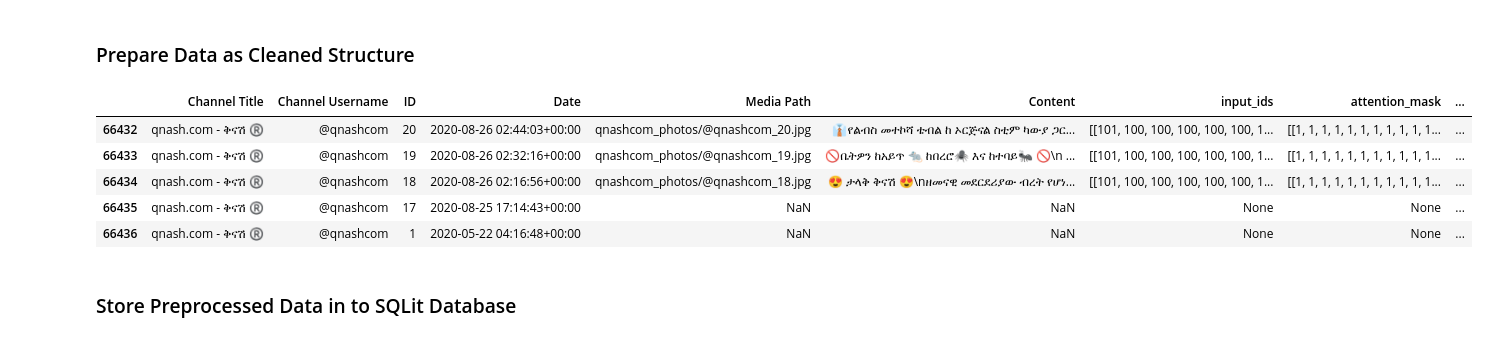
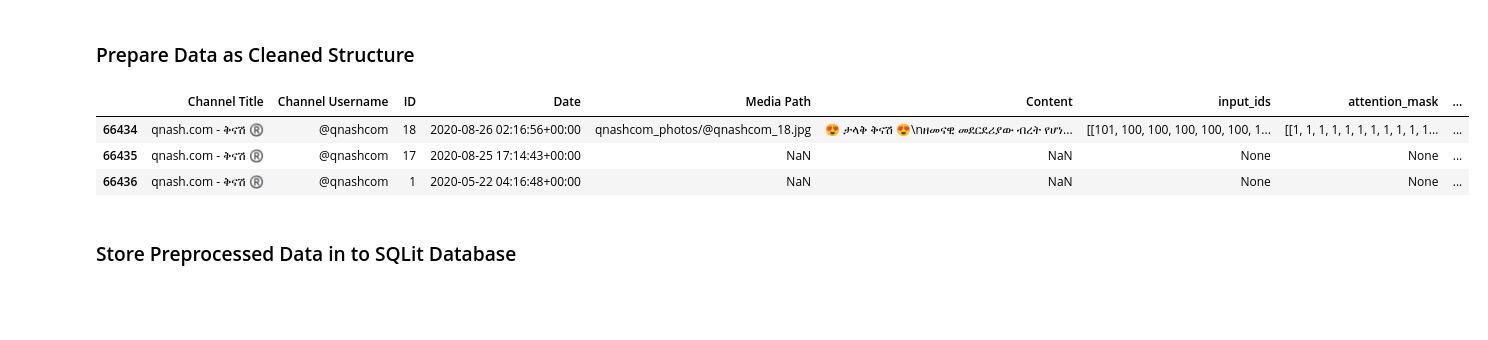
Before and after one commit to amsalugetasew/10_Academy_AI_Mastery_kifiya_Week_5, a Jupyter notebook: Notebooks/main.ipynb, the cells around one changed output. Cells and saved outputs as stored; diff of their text form; code cells hidden in the pictures; blank space fills up the shorter version.

```diff
--- a/Notebooks/main.ipynb
+++ b/Notebooks/main.ipynb
@@ -63,11 +71,9 @@ result = preprocess.tokenize_dataframe(result, message_column='Message')
 # %%
 result = preprocess.clean_structure(result)
 # %%
-result.tail()
+result.tail(3)
 # %% [output]
 |  | Channel Title | Channel Username | ID | Date | Media Path | Content | input_ids | attention_mask | ... |
-| 66432 | qnash.com - ቅናሽ ®️ | @qnashcom | 20 | 2020-08-26 02:44:03+00:00 | qnashcom_photos/@qnashcom_20.jpg | 👔የልብስ መተኮሻ ቴብል ከ ኦርጅናል ስቲም ካውያ ጋር... | [[101, 100, 100, 100, 100, 100, 1... | [[1, 1, 1, 1, 1, 1, 1, 1, 1, 1, 1... | ... |
-| 66433 | qnash.com - ቅናሽ ®️ | @qnashcom | 19 | 2020-08-26 02:32:16+00:00 | qnashcom_photos/@qnashcom_19.jpg | 🚫ቤትዎን ከአይጥ 🐀 ከበረሮ🕷 እና ከተባይ🐜 🚫\n ... | [[101, 100, 100, 100, 100, 100, 1... | [[1, 1, 1, 1, 1, 1, 1, 1, 1, 1, 1... | ... |
 | 66434 | qnash.com - ቅናሽ ®️ | @qnashcom | 18 | 2020-08-26 02:16:56+00:00 | qnashcom_photos/@qnashcom_18.jpg | 😍 ታላቅ ቅናሽ 😍\nዘመናዊ መደርደሪያው ብረት የሆነ... | [[101, 100, 100, 100, 100, 100, 1... | [[1, 1, 1, 1, 1, 1, 1, 1, 1, 1, 1... | ... |
 | 66435 | qnash.com - ቅናሽ ®️ | @qnashcom | 17 | 2020-08-25 17:14:43+00:00 | NaN | NaN | None | None | ... |
 | 66436 | qnash.com - ቅናሽ ®️ | @qnashcom | 1 | 2020-05-22 04:16:48+00:00 | NaN | NaN | None | None | ... |
```
Also changed, not shown: parts of 31 cells of this notebook, 4 other files.
